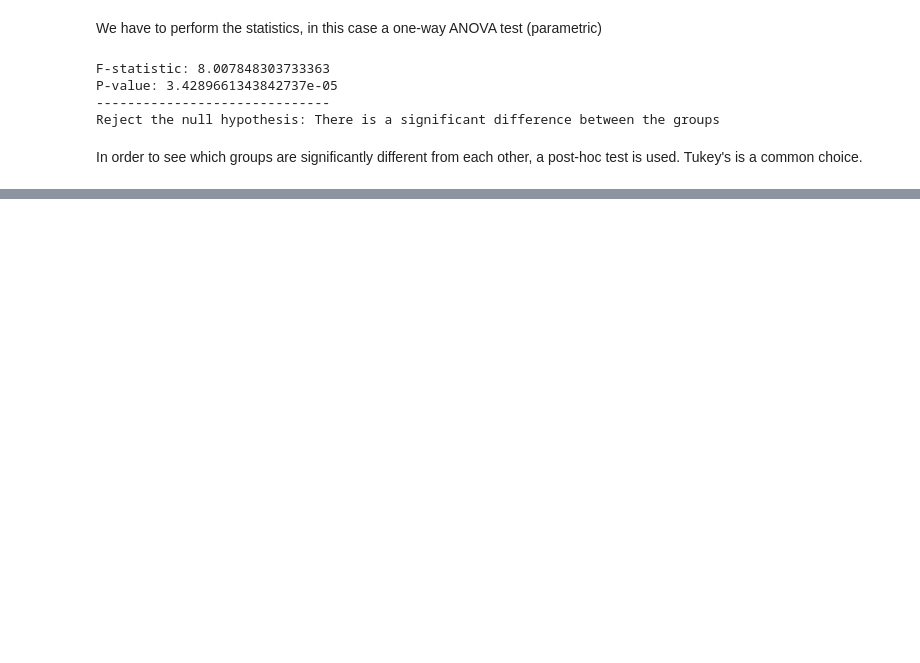
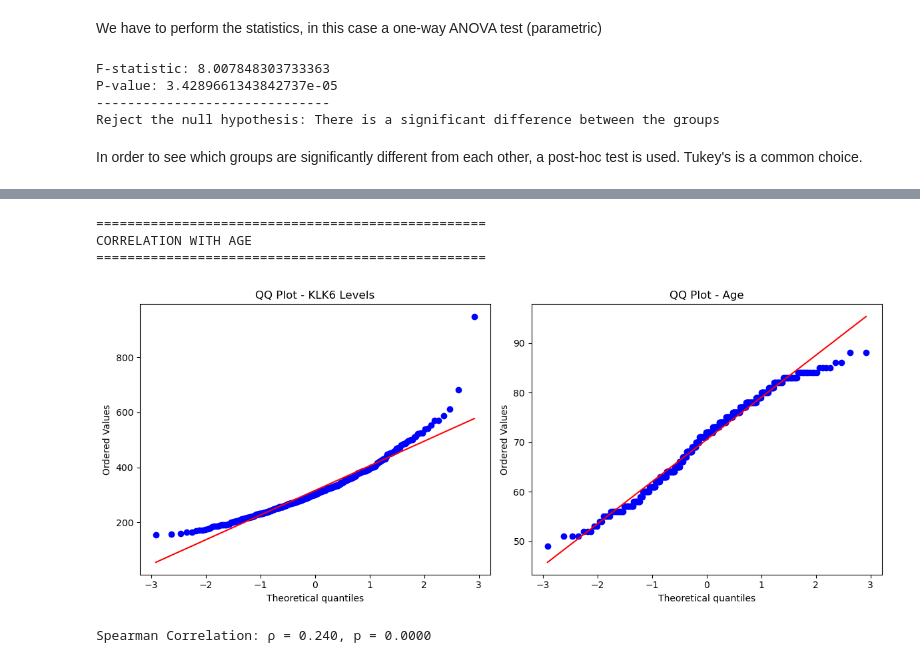
Before and after one commit to miyohtnk/PhD_KLK6_data_analysis, a Jupyter notebook: KLK6_ELISA_data_analysis.ipynb, the cells around one changed output, grey strips where cells are left out. Saved outputs shown, nothing was run; the diff lists cells and outputs as text; code cells hidden in the pictures; blank space fills up the shorter version.

```diff
--- a/KLK6_ELISA_data_analysis.ipynb
+++ b/KLK6_ELISA_data_analysis.ipynb
@@ -57,0 +167,4 @@ df = df[["ID", "Group", "Value"]].apply(pd.to_numeric, errors = "ignore")
+# %%
+#turn F.Nacimiento into datetime()
+
+clinical_info_chosen["F.Nacimiento"] = pd.to_datetime(clinical_info_chosen["F.Nacimiento"])
@@ -57,0 +177,4 @@ df = df[["ID", "Group", "Value"]].apply(pd.to_numeric, errors = "ignore")
+# %%
+#Create a new column for Age = FechaLCR- F.Nacimiento
+
+clinical_info_chosen['Age'] = [relativedelta(i,j).years for i,j in zip(clinical_info_chosen["FechaLCR"], clinical_info_chosen["F.Nacimiento"])]
@@ -57,0 +187,5 @@ df = df[["ID", "Group", "Value"]].apply(pd.to_numeric, errors = "ignore")
+# %%
+#Rename Masculino = Male, Femenino = Female
+
+clinical_info_chosen["Sexo"] = clinical_info_chosen["Sexo"].replace("Masculino", "Male")
+clinical_info_chosen["Sexo"] = clinical_info_chosen["Sexo"].replace("Femenino", "Female")
@@ -57,0 +222,6 @@ df = df[["ID", "Group", "Value"]].apply(pd.to_numeric, errors = "ignore")
+# %%
+#Merge the dataframes with different column names for merging
+
+df = pd.merge(data, clinical_info_chosen, left_on= "Original_ID_ACE", right_on= "Aliq", how= "left")
+print("\nMerged DataFrame (Left Join with different column names):")
+print(df)
@@ -230,0 +487,26 @@ def add_sig_bars(ax, group1, group2, p_value, x1, x2, y):
+# %%
+#Correlation with age
+
+print("=" *50)
+print("CORRELATION WITH AGE")
+print("="*50)
+
+# Check normality using QQ plot
+fig, (ax1, ax2) = plt.subplots(1, 2, figsize=(12, 5))
+stats.probplot(df['Value'].dropna(), dist="norm", plot=ax1)
+ax1.set_title('QQ Plot - KLK6 Levels') #all diagnoses combined
+stats.probplot(df['Age'].dropna(), dist="norm", plot=ax2)
+ax2.set_title('QQ Plot - Age')
+plt.tight_layout()
+plt.show()
+# %% [output]
+==================================================
+CORRELATION WITH AGE
+==================================================
+[figure, added]
+# %%
+# Perform Spearman correlation (non-parametric, more robust)
+spearman_corr_age, spearman_p_age = stats.spearmanr(df['Value'].dropna(), df['Age'].dropna())
+print(f"Spearman Correlation: ρ = {spearman_corr_age:.3f}, p = {spearman_p_age:.4f}")
+# %% [output]
+Spearman Correlation: ρ = 0.240, p = 0.0000
```
Also changed, not shown: parts of 49 cells of this notebook, 4 other files.
